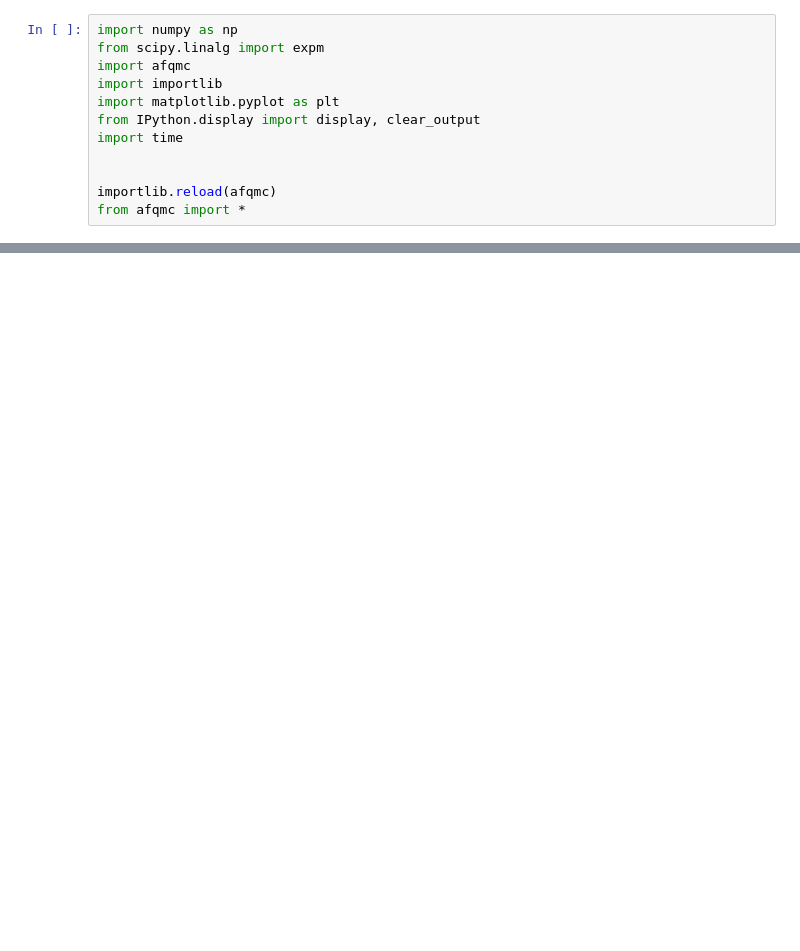
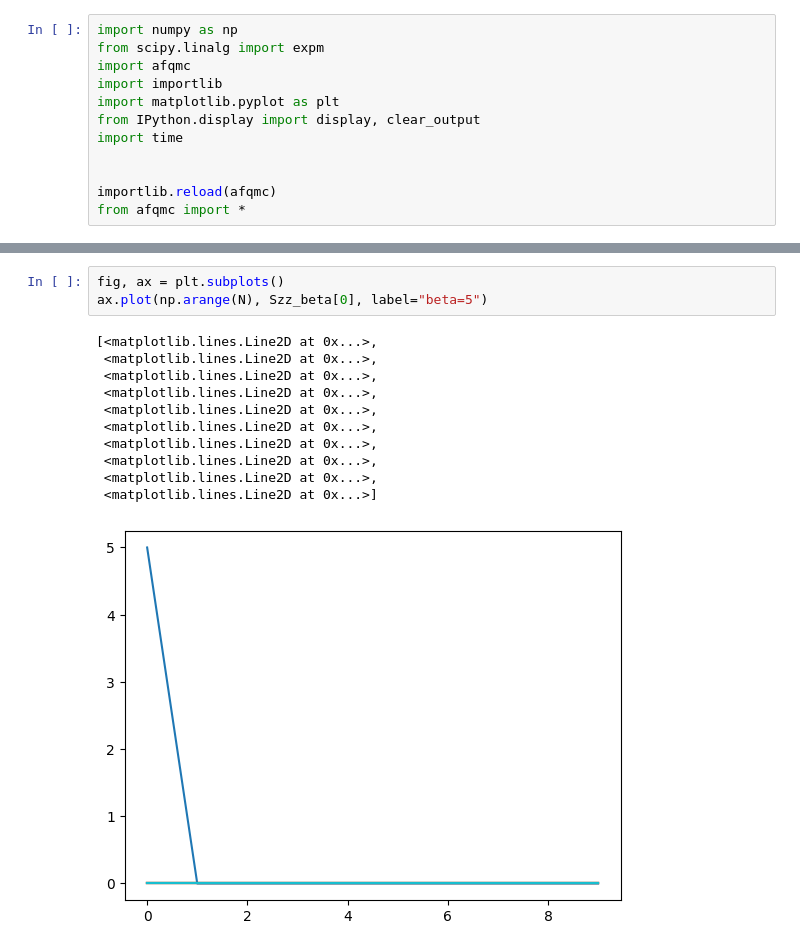
Before and after one commit to yamashun99/auxiliary_field_qmc, a Jupyter notebook: auxiliary_field_qmc.ipynb, the cells around one changed output, grey strips where cells are left out. Saved outputs shown, nothing was run; the diff lists cells and outputs as text; blank space fills up the shorter version.

```diff
--- a/auxiliary_field_qmc.ipynb
+++ b/auxiliary_field_qmc.ipynb
@@ -99,0 +112,15 @@ ax.plot(np.diag(afqmc.G_dn[L // 2]))
+# %%
+fig, ax = plt.subplots()
+ax.plot(np.arange(N), Szz_beta[0], label="beta=5")
+# %% [output]
+[<matplotlib.lines.Line2D at 0x...>,
+ <matplotlib.lines.Line2D at 0x...>,
+ <matplotlib.lines.Line2D at 0x...>,
+ <matplotlib.lines.Line2D at 0x...>,
+ <matplotlib.lines.Line2D at 0x...>,
+ <matplotlib.lines.Line2D at 0x...>,
+ <matplotlib.lines.Line2D at 0x...>,
+ <matplotlib.lines.Line2D at 0x...>,
+ <matplotlib.lines.Line2D at 0x...>,
+ <matplotlib.lines.Line2D at 0x...>]
+[figure, added]
```
Also changed, not shown: parts of 16 cells of this notebook, 1 other file.
